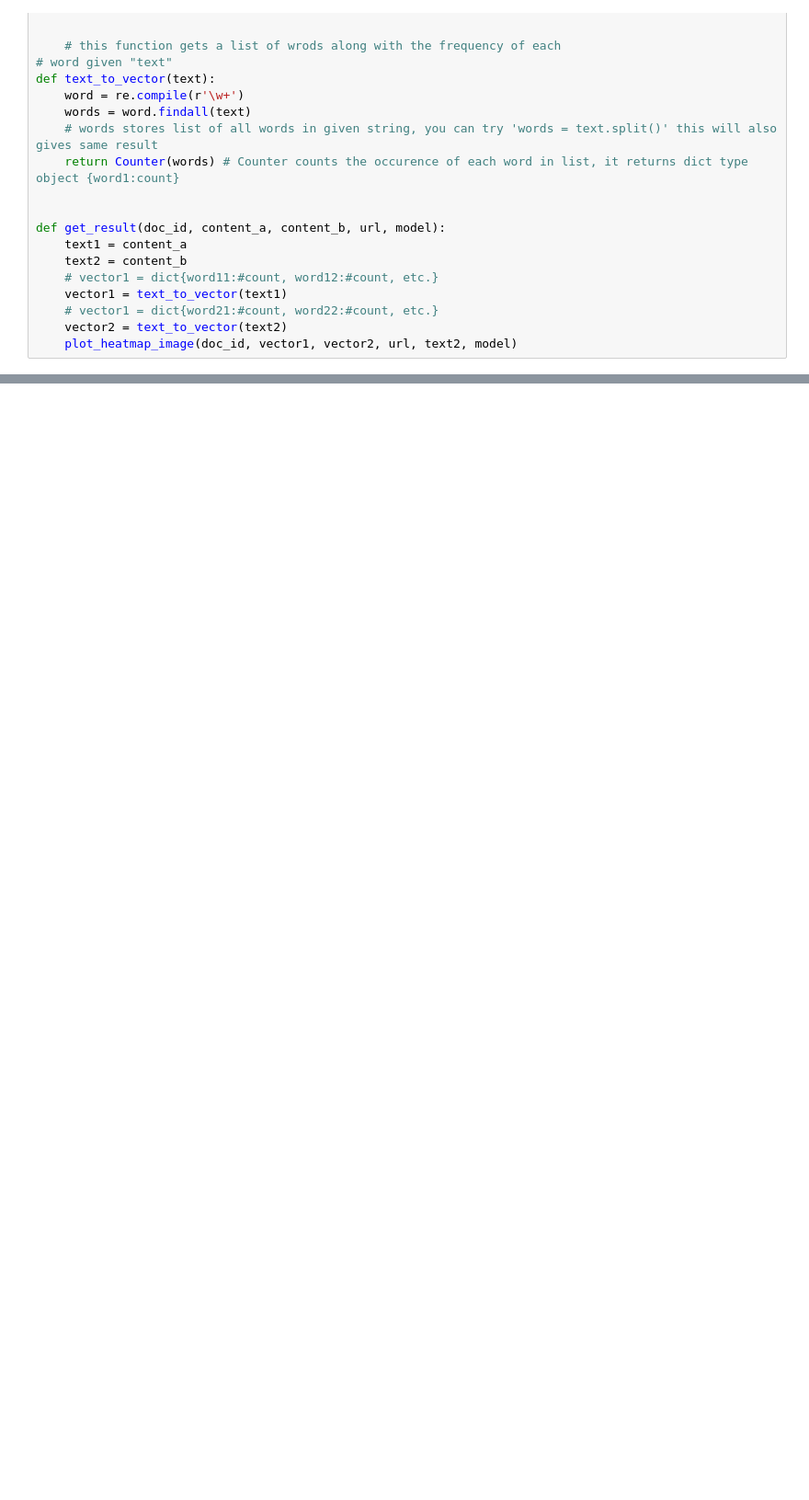
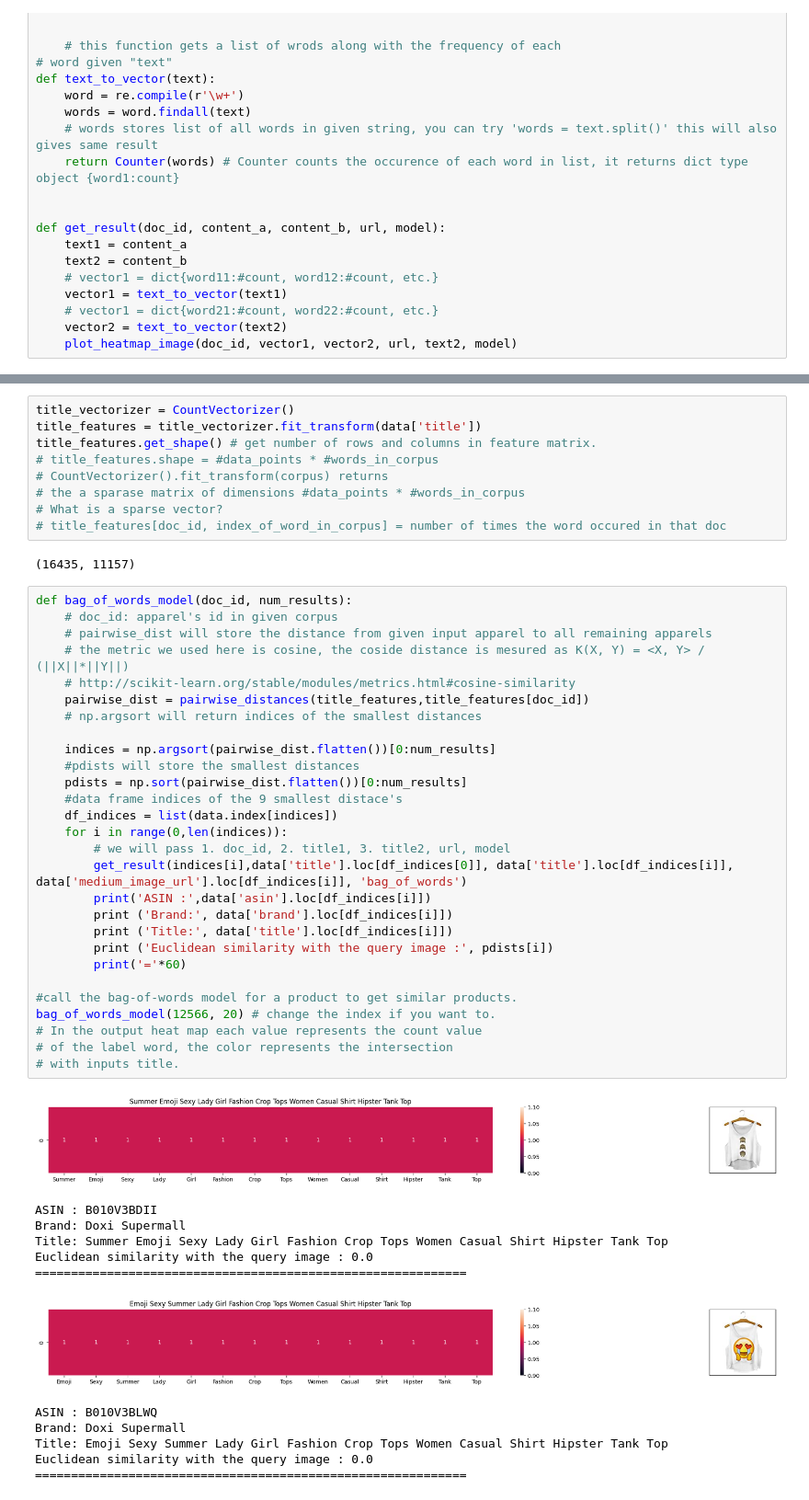
Before and after one commit to Dk093/Amazon_Recommendation, a Jupyter notebook: Amazon_Recommend.ipynb, the cells around one changed output, grey strips where cells are left out. Shown at 92% size. Drawn from its saved outputs; the diff is of its cells as text; blank space fills up the shorter version.

Commit message:
bag of words model

```diff
--- a/Amazon_Recommend.ipynb
+++ b/Amazon_Recommend.ipynb
@@ -553,0 +579,52 @@ from sklearn.feature_extraction.text import CountVectorizer
+# %%
+title_vectorizer = CountVectorizer()
+title_features = title_vectorizer.fit_transform(data['title'])
+title_features.get_shape() # get number of rows and columns in feature matrix.
+# title_features.shape = #data_points * #words_in_corpus
+# CountVectorizer().fit_transform(corpus) returns
+# the a sparase matrix of dimensions #data_points * #words_in_corpus
+# What is a sparse vector?
+# title_features[doc_id, index_of_word_in_corpus] = number of times the word occured in that doc
+# %% [output]
+(16435, 11157)
+# %%
+def bag_of_words_model(doc_id, num_results):
+    # doc_id: apparel's id in given corpus
+    # pairwise_dist will store the distance from given input apparel to all remaining apparels
+    # the metric we used here is cosine, the coside distance is mesured as K(X, Y) = <X, Y> / (||X||*||Y||)
+    # http://scikit-learn.org/stable/modules/metrics.html#cosine-similarity
+    pairwise_dist = pairwise_distances(title_features,title_features[doc_id])
+    # np.argsort will return indices of the smallest distances
+
+    indices = np.argsort(pairwise_dist.flatten())[0:num_results]
+    #pdists will store the smallest distances
+    pdists = np.sort(pairwise_dist.flatten())[0:num_results]
+    #data frame indices of the 9 smallest distace's
+    df_indices = list(data.index[indices])
+    for i in range(0,len(indices)):
+        # we will pass 1. doc_id, 2. title1, 3. title2, url, model
+        get_result(indices[i],data['title'].loc[df_indices[0]], data['title'].loc[df_indices[i]], data['medium_image_url'].loc[df_indices[i]], 'bag_of_words')
+        print('ASIN :',data['asin'].loc[df_indices[i]])
+        print ('Brand:', data['brand'].loc[df_indices[i]])
+        print ('Title:', data['title'].loc[df_indices[i]])
+        print ('Euclidean similarity with the query image :', pdists[i])
+        print('='*60)
+
+#call the bag-of-words model for a product to get similar products.
+bag_of_words_model(12566, 20) # change the index if you want to.
+# In the output heat map each value represents the count value
+# of the label word, the color represents the intersection
+# with inputs title.
+# %% [output]
+[figure, added]
+ASIN : B010V3BDII
+Brand: Doxi Supermall
+Title: Summer Emoji Sexy Lady Girl Fashion Crop Tops Women Casual Shirt Hipster Tank Top
+Euclidean similarity with the query image : 0.0
+============================================================
+[figure, added]
+ASIN : B010V3BLWQ
+Brand: Doxi Supermall
+Title: Emoji Sexy Summer Lady Girl Fashion Crop Tops Women Casual Shirt Hipster Tank Top
+Euclidean similarity with the query image : 0.0
+============================================================
```
Also changed, not shown: parts of 4 cells of this notebook.
